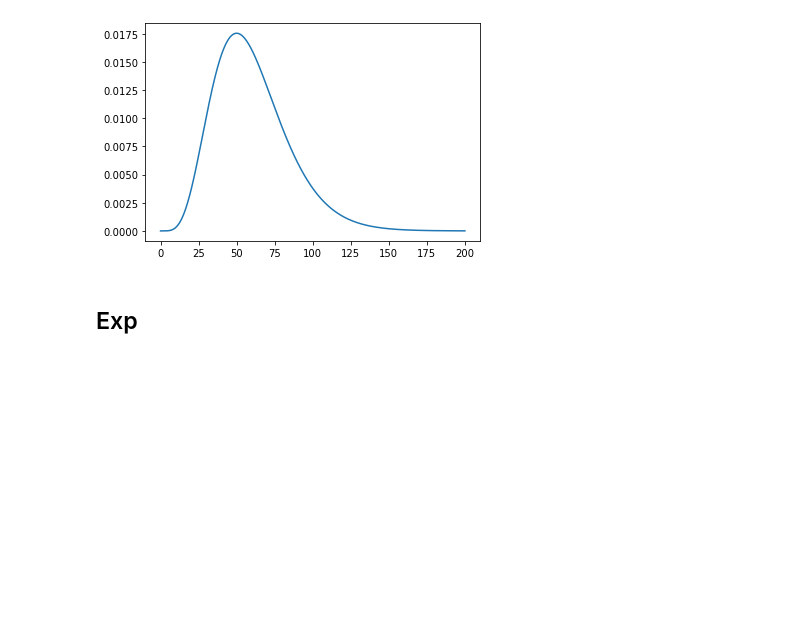
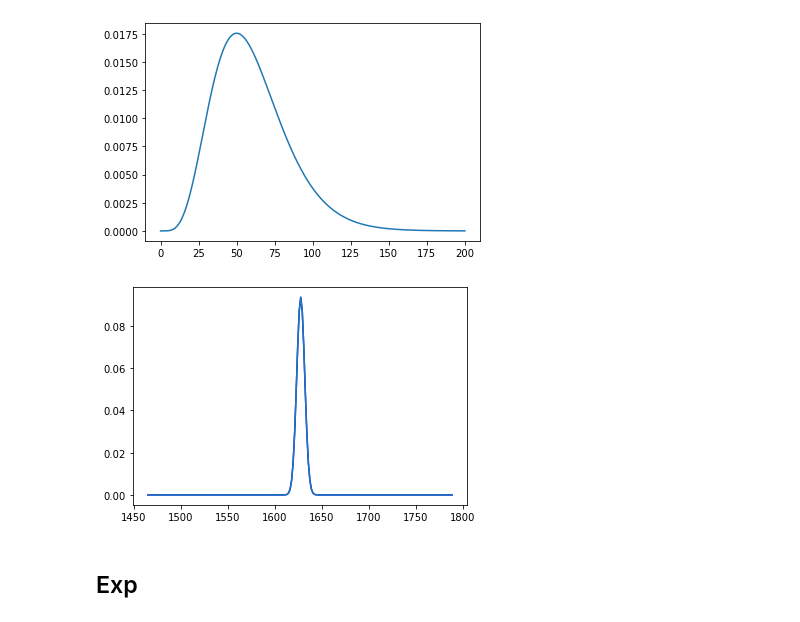
Before and after one commit to hana-dool/Data_Analysis, a Jupyter notebook: 2. Bayesian Model.ipynb, the cells around one changed output. Saved outputs shown, nothing was run; the diff lists cells and outputs as text; code cells hidden in the pictures; blank space fills up the shorter version.

```diff
--- a/2. Bayesian Model.ipynb
+++ b/2. Bayesian Model.ipynb
@@ -117,8 +137,17 @@ plt.plot(x, y) ;
 # %%
-sample = scipy.stats.invgamma.rvs(a = 2,
-                                 scale = 10,
-                                 size = 10000
-                              )
+a = 145780
+b =  237294088
+
+mean = b/(a-1)
+var = np.sqrt(b**2 / ((a-1)**2 * (a-2)))
+
+x = np.arange(mean*0.9, mean * 1.1, mean/1000) # 범위 정하기
+y = st.invgamma.pdf(x,a = a, scale= b)
+plt.plot(x, y,color = 'b',) ;
+y = st.norm.pdf(x,loc= mean, scale = var)
+plt.plot(x,y) ;
+# %% [output]
+[figure, added]
 # %% [markdown]
 ## Exp
 # %% [markdown]
```
Also changed, not shown: parts of 8 cells of this notebook, 1 other file.
